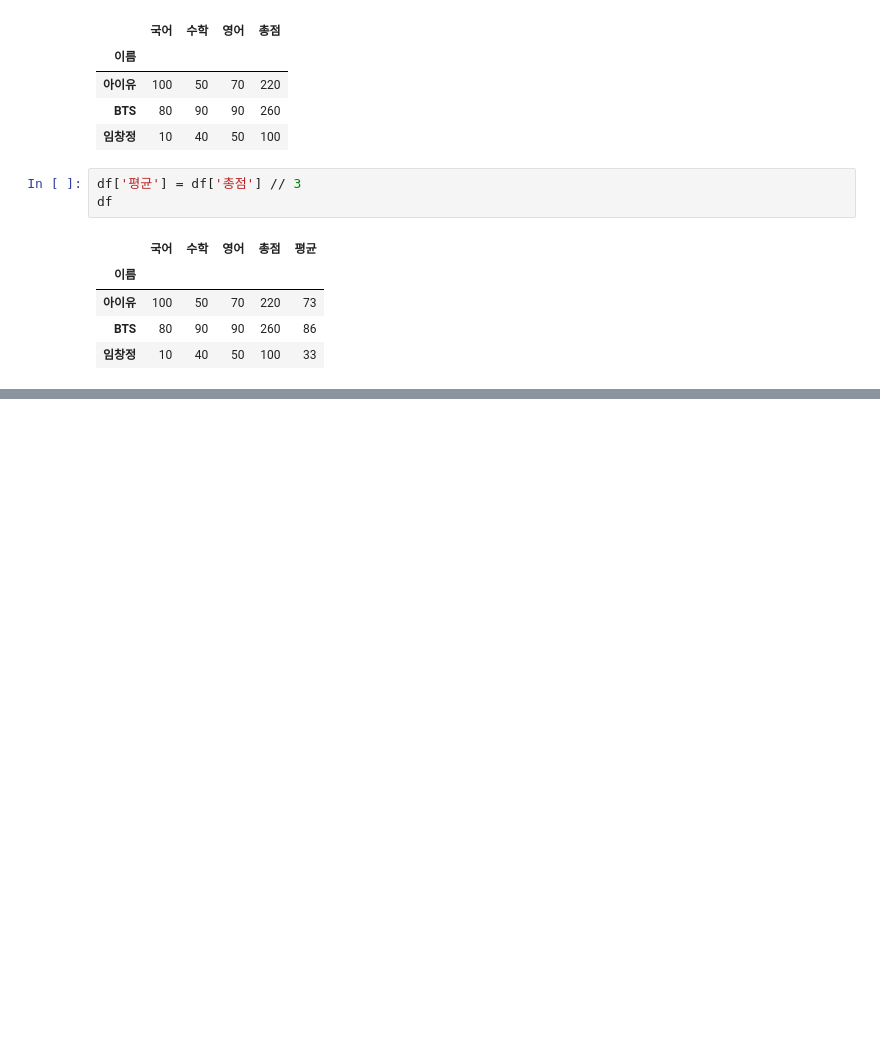
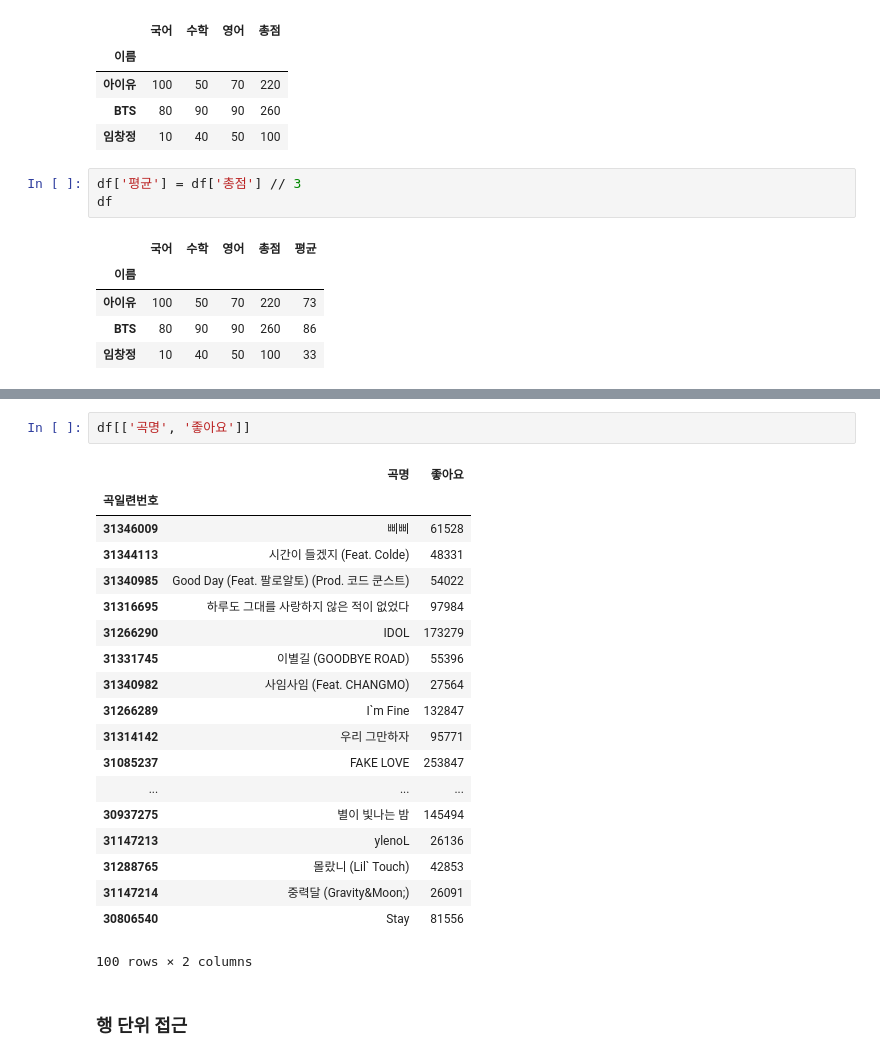
Before and after one commit to CodingSta/demo-201810-lge, a Jupyter notebook: 파이썬강의.ipynb, the cells around one changed output, grey strips where cells are left out. Drawn from its saved outputs; the diff is of its cells as text; blank space fills up the shorter version.

```diff
--- a/파이썬강의.ipynb
+++ b/파이썬강의.ipynb
@@ -793,0 +899,24 @@ df
+# %%
+df[['곡명', '좋아요']]
+# %% [output]
+|  | 곡명 | 좋아요 |
+| 곡일련번호 |  |  |
+| 31346009 | 삐삐 | 61528 |
+| 31344113 | 시간이 들겠지 (Feat. Colde) | 48331 |
+| 31340985 | Good Day (Feat. 팔로알토) (Prod. 코드 쿤스트) | 54022 |
+| 31316695 | 하루도 그대를 사랑하지 않은 적이 없었다 | 97984 |
+| 31266290 | IDOL | 173279 |
+| 31331745 | 이별길 (GOODBYE ROAD) | 55396 |
+| 31340982 | 사임사임 (Feat. CHANGMO) | 27564 |
+| 31266289 | I`m Fine | 132847 |
+| 31314142 | 우리 그만하자 | 95771 |
+| 31085237 | FAKE LOVE | 253847 |
+| ... | ... | ... |
+| 30937275 | 별이 빛나는 밤 | 145494 |
+| 31147213 | ylenoL | 26136 |
+| 31288765 | 몰랐니 (Lil` Touch) | 42853 |
+| 31147214 | 중력달 (Gravity&Moon;) | 26091 |
+| 30806540 | Stay | 81556 |
+100 rows × 2 columns
+# %% [markdown]
+### 행 단위 접근
```
Also changed, not shown: parts of 13 cells of this notebook.
